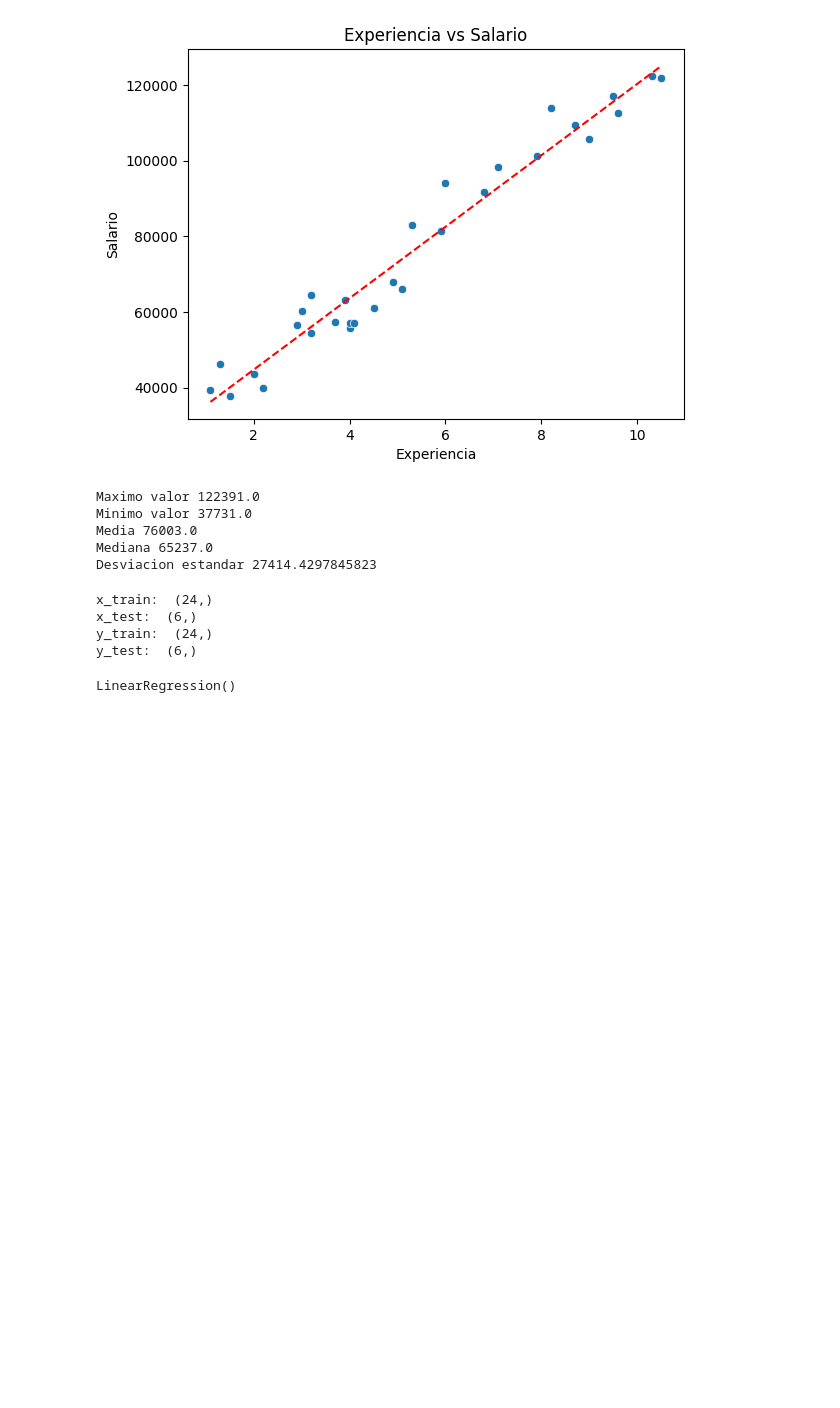
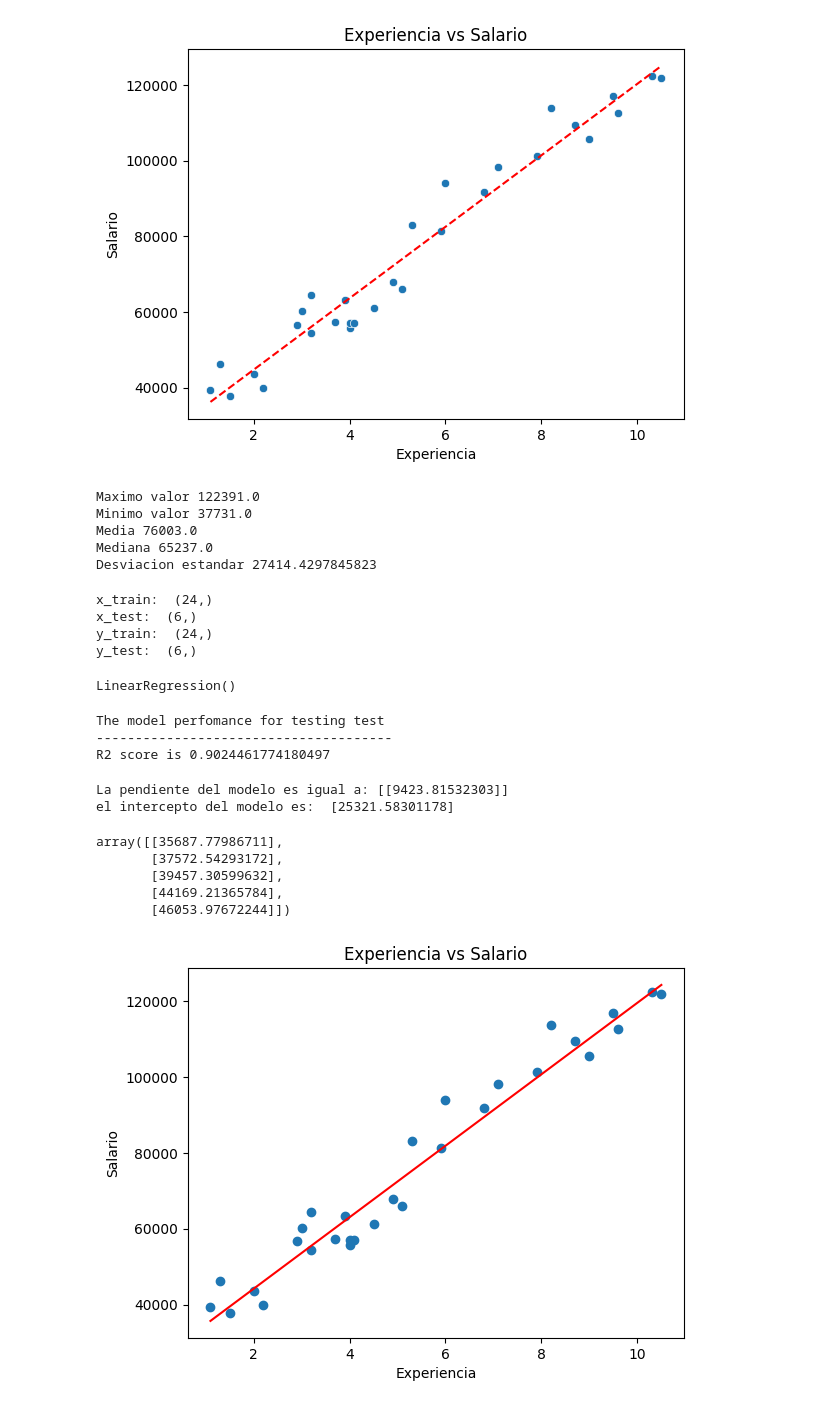
Before and after one commit to santiagovahos/data_science, a Jupyter notebook: machine_learning/linear_reg/experience_salary_lin_reg.ipynb, the cells around one changed output. Cells and saved outputs as stored; diff of their text form; code cells hidden in the pictures; blank space fills up the shorter version.

```diff
--- a/machine_learning/linear_reg/experience_salary_lin_reg.ipynb
+++ b/machine_learning/linear_reg/experience_salary_lin_reg.ipynb
@@ -72,7 +76,7 @@ y_test:  (6,)
 # %%
 from sklearn.linear_model import LinearRegression
 
-lin_reg_model = LinearRegression()
-lin_reg_model.fit(x_train.values.reshape(-1,1), y_train.values.reshape(-1,1))
+model = LinearRegression()
+model.fit(x_train.values.reshape(-1,1), y_train.values.reshape(-1,1))
 # %% [output]
 LinearRegression()
@@ -80,0 +87,33 @@ lin_reg_model.predict
+# %%
+r2 = metrics.r2_score(y_test, y_test_pred)
+print('The model perfomance for testing test')
+print('--------------------------------------')
+print('R2 score is {}'.format(r2))
+# %% [output]
+The model perfomance for testing test
+--------------------------------------
+R2 score is 0.9024461774180497
+# %%
+print('La pendiente del modelo es igual a:', model.coef_)
+print('el intercepto del modelo es: ', model.intercept_)
+# %% [output]
+La pendiente del modelo es igual a: [[9423.81532303]]
+el intercepto del modelo es:  [25321.58301178]
+# %%
+pred_salary = model.predict(experiencia.values.reshape(-1,1))
+pred_salary[0:5]
+# %% [output]
+array([[35687.77986711],
+       [37572.54293172],
+       [39457.30599632],
+       [44169.21365784],
+       [46053.97672244]])
+# %%
+plt.scatter(experiencia, salario)
+plt.plot(experiencia, pred_salary, color='red')
+plt.title('Experiencia vs Salario')
+plt.xlabel('Experiencia')
+plt.ylabel('Salario')
+plt.show()
+# %% [output]
+[figure, added]
```
Also changed, not shown: parts of 8 cells of this notebook, 9 other files.
